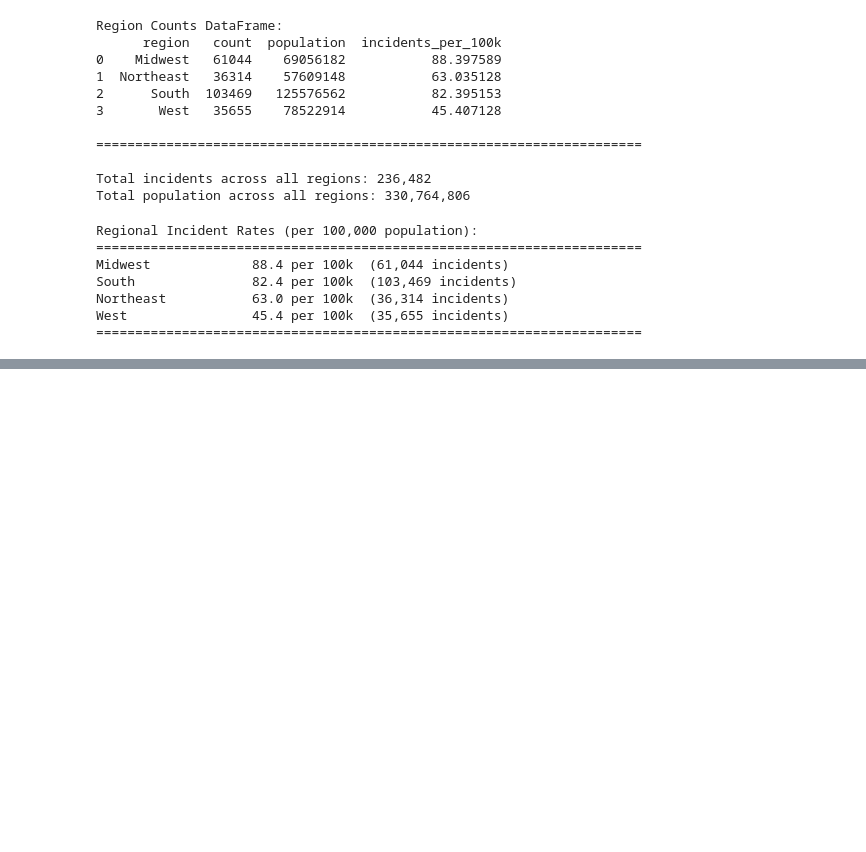
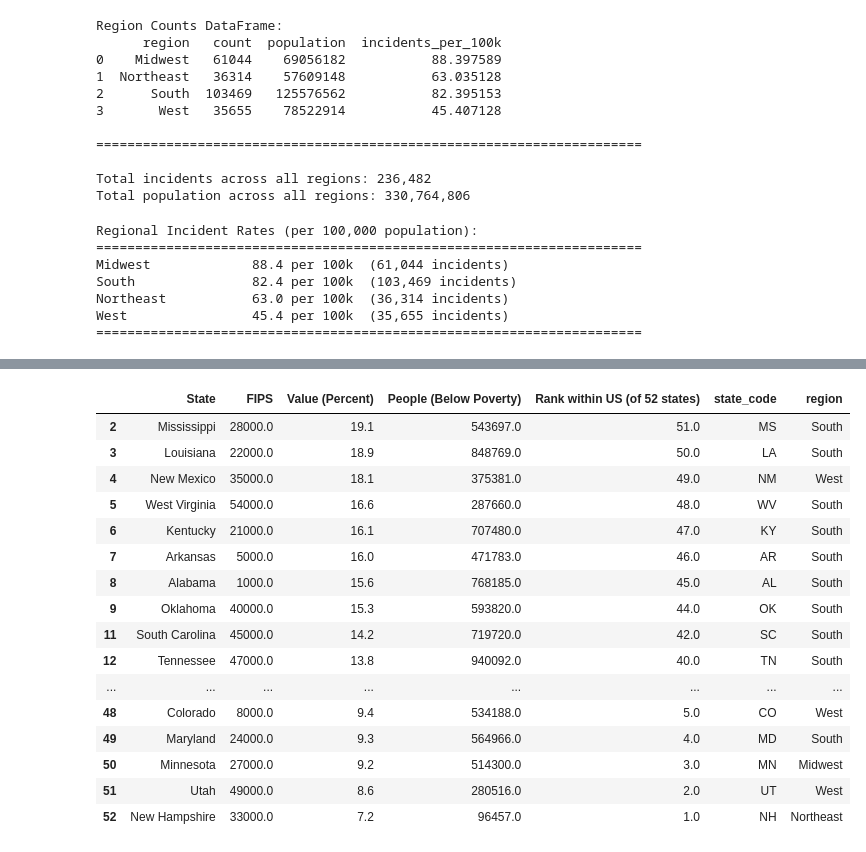
Before and after one commit to Wilsonf8/gun-violence-analysis, a Jupyter notebook: exploring.ipynb, the cells around one changed output, grey strips where cells are left out. Saved outputs shown, nothing was run; the diff lists cells and outputs as text; code cells hidden in the pictures; blank space fills up the shorter version.

```diff
--- a/exploring.ipynb
+++ b/exploring.ipynb
@@ -1518,0 +2261,48 @@ West                45.4 per 100k  (35,655 incidents)
+# %%
+# Create a mapping of states to regions
+state_to_region = {
+    # Northeast
+    'CT': 'Northeast', 'ME': 'Northeast', 'MA': 'Northeast', 'NH': 'Northeast',
+    'RI': 'Northeast', 'VT': 'Northeast', 'NJ': 'Northeast', 'NY': 'Northeast',
+    'PA': 'Northeast',
+
+    # Midwest
+    'IL': 'Midwest', 'IN': 'Midwest', 'MI': 'Midwest', 'OH': 'Midwest',
+    'WI': 'Midwest', 'IA': 'Midwest', 'KS': 'Midwest', 'MN': 'Midwest',
+    'MO': 'Midwest', 'NE': 'Midwest', 'ND': 'Midwest', 'SD': 'Midwest',
+
+    # South
+    'DE': 'South', 'FL': 'South', 'GA': 'South', 'MD': 'South',
+    'NC': 'South', 'SC': 'South', 'VA': 'South', 'WV': 'South',
+    'AL': 'South', 'KY': 'South', 'MS': 'South', 'TN': 'South',
+    'AR': 'South', 'LA': 'South', 'OK': 'South', 'TX': 'South',
+    'DC': 'South',
+
+    # West
+    'AZ': 'West', 'CO': 'West', 'ID': 'West', 'MT': 'West',
+    'NV': 'West', 'NM': 'West', 'UT': 'West', 'WY': 'West',
+    'AK': 'West', 'CA': 'West', 'HI': 'West', 'OR': 'West', 'WA': 'West'
+}
+
+# Add region column to poverty_map_df
+poverty_by_state = poverty_map_df.copy()
+poverty_by_state['region'] = poverty_by_state['state_code'].map(state_to_region)
+
+# Display the dataframe with regions
+print("Poverty data by state with regions:")
+print(poverty_by_state[['State', 'state_code', 'region', 'Value (Percent)', 'People (Below Poverty)']].head(15))
+
+# Create summary by region
+poverty_by_region = poverty_by_state.groupby('region').agg({
+    'People (Below Poverty)': 'sum',
+    'Value (Percent)': 'mean',
+    'State': 'count'
+}).reset_index()
+
+poverty_by_region.columns = ['region', 'total_people_below_poverty', 'avg_poverty_rate', 'num_states']
+
+print("\n\nPoverty Summary by Region:")
+print(poverty_by_region.sort_values('avg_poverty_rate', ascending=False))
+
+poverty_by_state
+# %% [output]
@@ -1518,0 +2326,17 @@ West                45.4 per 100k  (35,655 incidents)
+|  | State | FIPS | Value (Percent) | People (Below Poverty) | Rank within US (of 52 states) | state_code | region |
+| 2 | Mississippi | 28000.0 | 19.1 | 543697.0 | 51.0 | MS | South |
+| 3 | Louisiana | 22000.0 | 18.9 | 848769.0 | 50.0 | LA | South |
+| 4 | New Mexico | 35000.0 | 18.1 | 375381.0 | 49.0 | NM | West |
+| 5 | West Virginia | 54000.0 | 16.6 | 287660.0 | 48.0 | WV | South |
+| 6 | Kentucky | 21000.0 | 16.1 | 707480.0 | 47.0 | KY | South |
+| 7 | Arkansas | 5000.0 | 16.0 | 471783.0 | 46.0 | AR | South |
+| 8 | Alabama | 1000.0 | 15.6 | 768185.0 | 45.0 | AL | South |
+| 9 | Oklahoma | 40000.0 | 15.3 | 593820.0 | 44.0 | OK | South |
+| 11 | South Carolina | 45000.0 | 14.2 | 719720.0 | 42.0 | SC | South |
+| 12 | Tennessee | 47000.0 | 13.8 | 940092.0 | 40.0 | TN | South |
+| ... | ... | ... | ... | ... | ... | ... | ... |
+| 48 | Colorado | 8000.0 | 9.4 | 534188.0 | 5.0 | CO | West |
+| 49 | Maryland | 24000.0 | 9.3 | 564966.0 | 4.0 | MD | South |
+| 50 | Minnesota | 27000.0 | 9.2 | 514300.0 | 3.0 | MN | Midwest |
+| 51 | Utah | 49000.0 | 8.6 | 280516.0 | 2.0 | UT | West |
+| 52 | New Hampshire | 33000.0 | 7.2 | 96457.0 | 1.0 | NH | Northeast |
```
Also changed, not shown: parts of 82 cells of this notebook, 2 other files.
